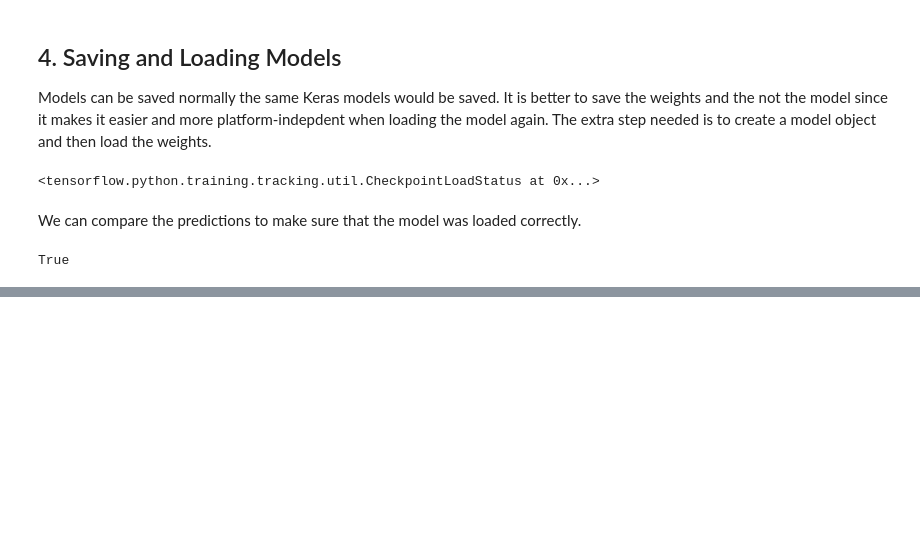
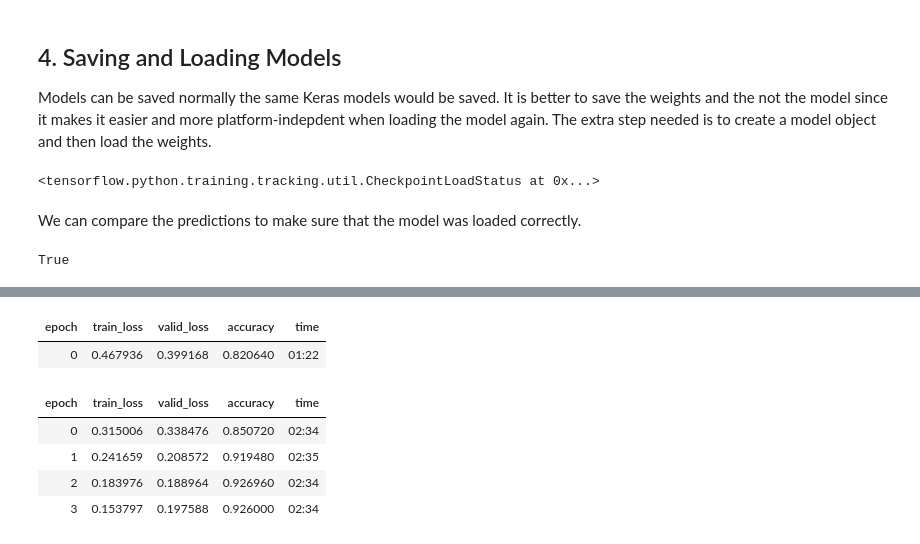
Before and after one commit to wilhelm-lab/dlomix, a Jupyter notebook: notebooks/Example_RTModel_Walkthrough_colab.ipynb, the cells around one changed output, grey strips where cells are left out. Cells and saved outputs as stored; diff of their text form; code cells hidden in the pictures; blank space fills up the shorter version.

```diff
--- a/notebooks/Example_RTModel_Walkthrough_colab.ipynb
+++ b/notebooks/Example_RTModel_Walkthrough_colab.ipynb
@@ -234,0 +256,2 @@ pd.read_csv("./output/predictions_irt.csv")
+# %%
+learn = text_classifier_learner(dls, AWD_LSTM, drop_mult=0.5, metrics=accuracy)
@@ -234,0 +260,10 @@ pd.read_csv("./output/predictions_irt.csv")
+# %%
+learn.fine_tune(4, 1e-2)
+# %% [output]
+| epoch | train_loss | valid_loss | accuracy | time |
+| 0 | 0.467936 | 0.399168 | 0.820640 | 01:22 |
+| epoch | train_loss | valid_loss | accuracy | time |
+| 0 | 0.315006 | 0.338476 | 0.850720 | 02:34 |
+| 1 | 0.241659 | 0.208572 | 0.919480 | 02:35 |
+| 2 | 0.183976 | 0.188964 | 0.926960 | 02:34 |
+| 3 | 0.153797 | 0.197588 | 0.926000 | 02:34 |
```
Also changed, not shown: parts of 24 cells of this notebook, 12 other files.
